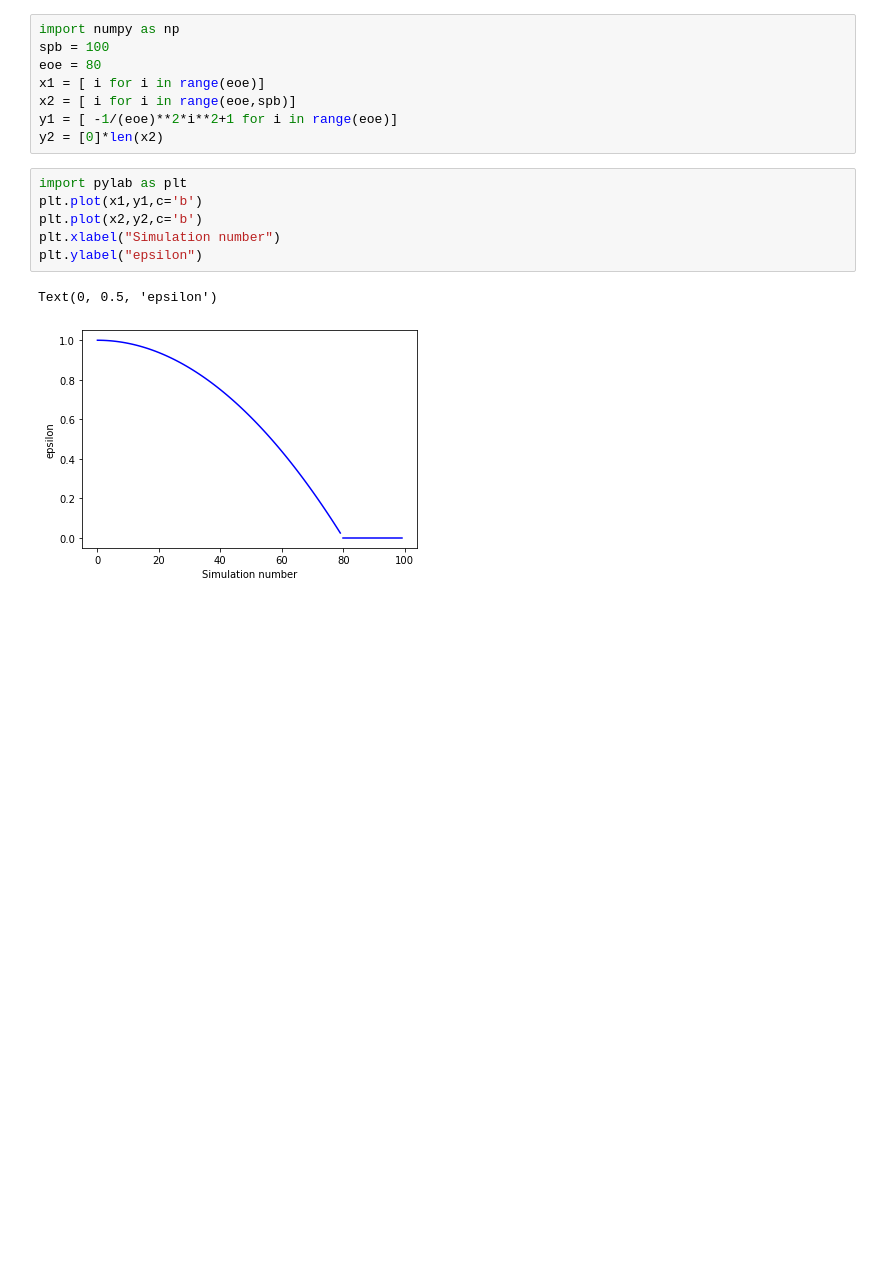
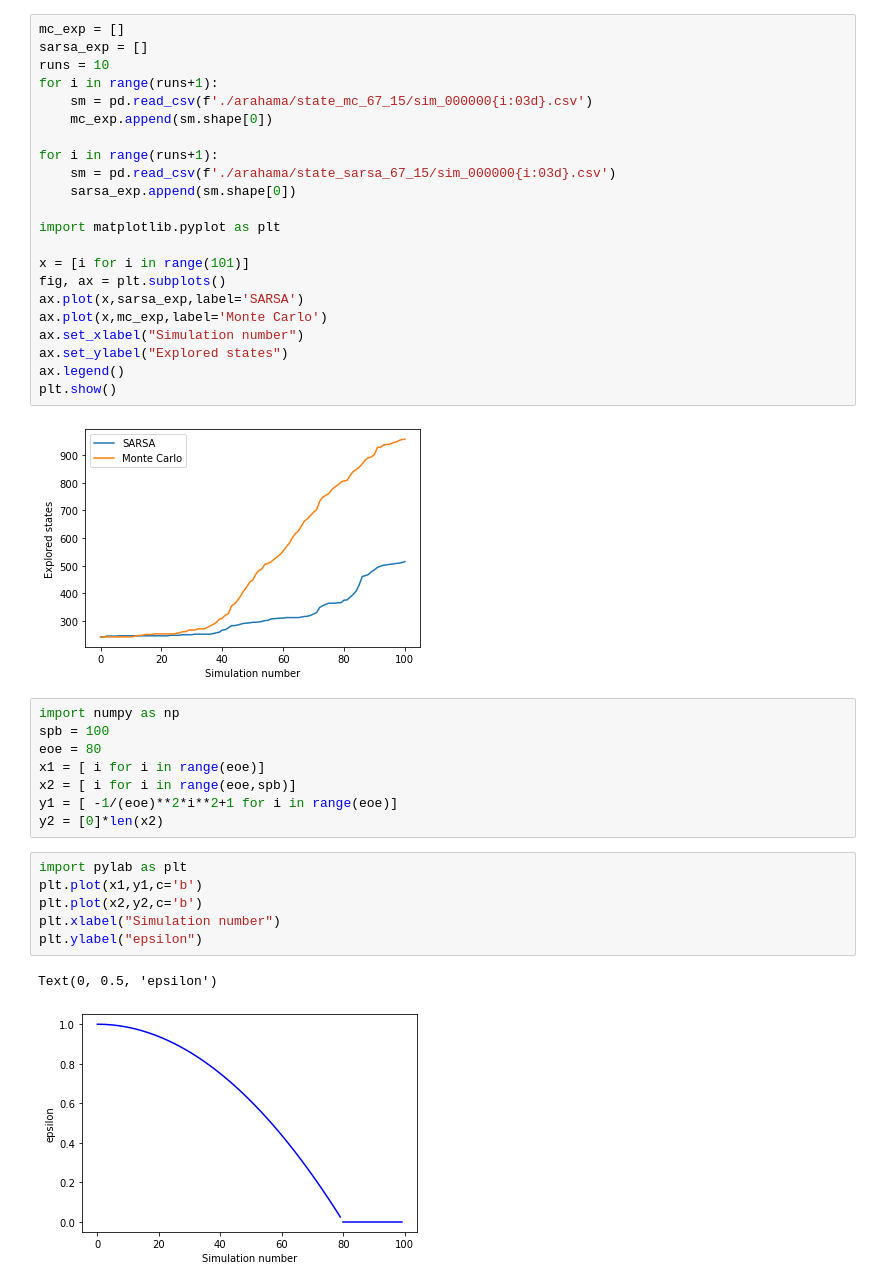
Before and after one commit to erick2307/tsuevac, a Jupyter notebook: plot_survivors.ipynb, the cells around one changed output. Saved outputs shown, nothing was run; the diff lists cells and outputs as text; blank space fills up the shorter version.

```diff
--- a/plot_survivors.ipynb
+++ b/plot_survivors.ipynb
@@ -23,3 +35,27 @@ ax.legend()
+# %%
+mc_exp = []
+sarsa_exp = []
+runs = 10
+for i in range(runs+1):
+    sm = pd.read_csv(f'./arahama/state_mc_67_15/sim_000000{i:03d}.csv')
+    mc_exp.append(sm.shape[0])
+
+for i in range(runs+1):
+    sm = pd.read_csv(f'./arahama/state_sarsa_67_15/sim_000000{i:03d}.csv')
+    sarsa_exp.append(sm.shape[0])
+
+import matplotlib.pyplot as plt
+
+x = [i for i in range(101)]
+fig, ax = plt.subplots()
+ax.plot(x,sarsa_exp,label='SARSA')
+ax.plot(x,mc_exp,label='Monte Carlo')
+ax.set_xlabel("Simulation number")
+ax.set_ylabel("Explored states")
+ax.legend()
+plt.show()
+# %% [output]
+[figure, added]
 # %%
 import numpy as np
 spb = 100
```
Also changed, not shown: parts of 3 cells of this notebook, 19 other files.
